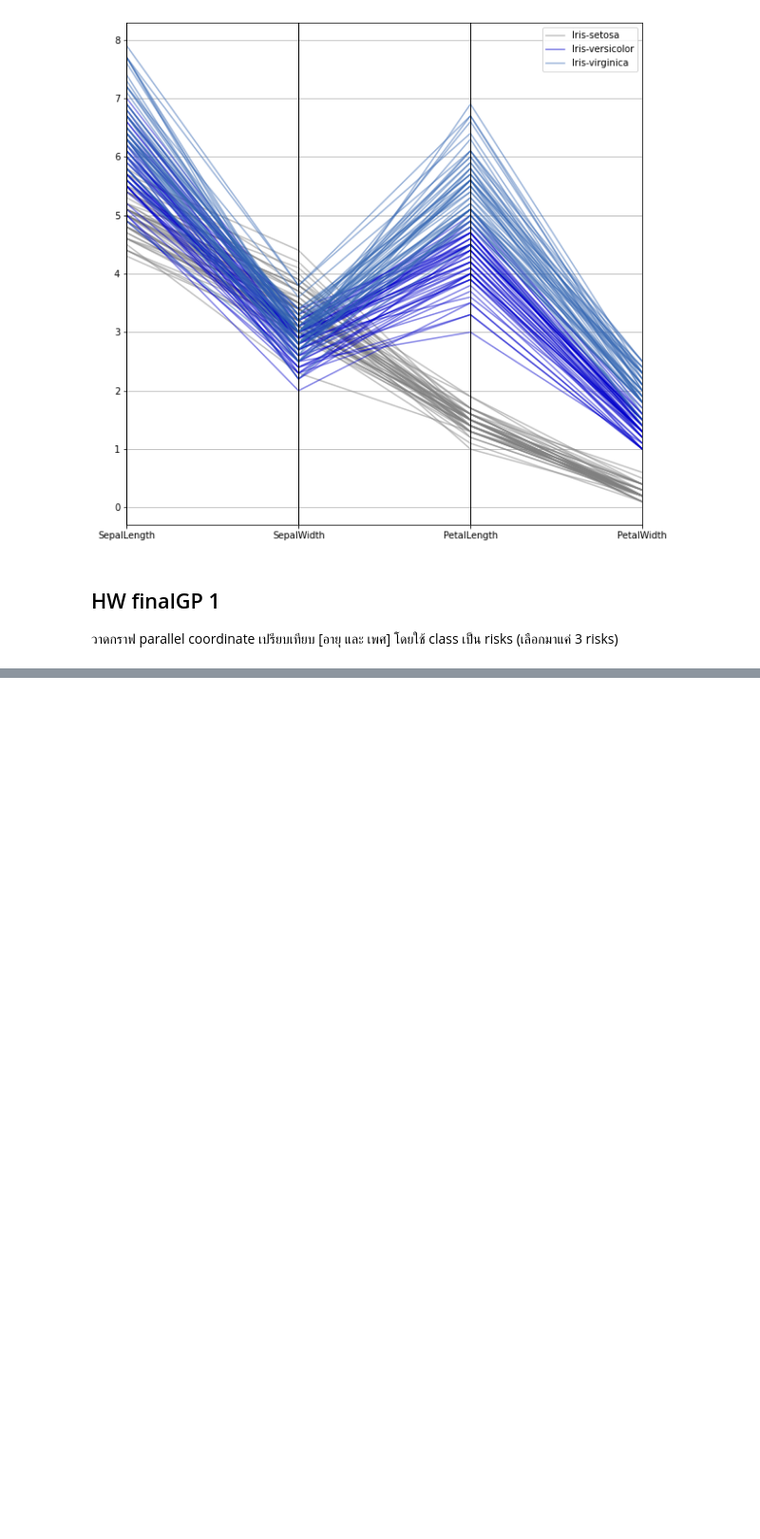
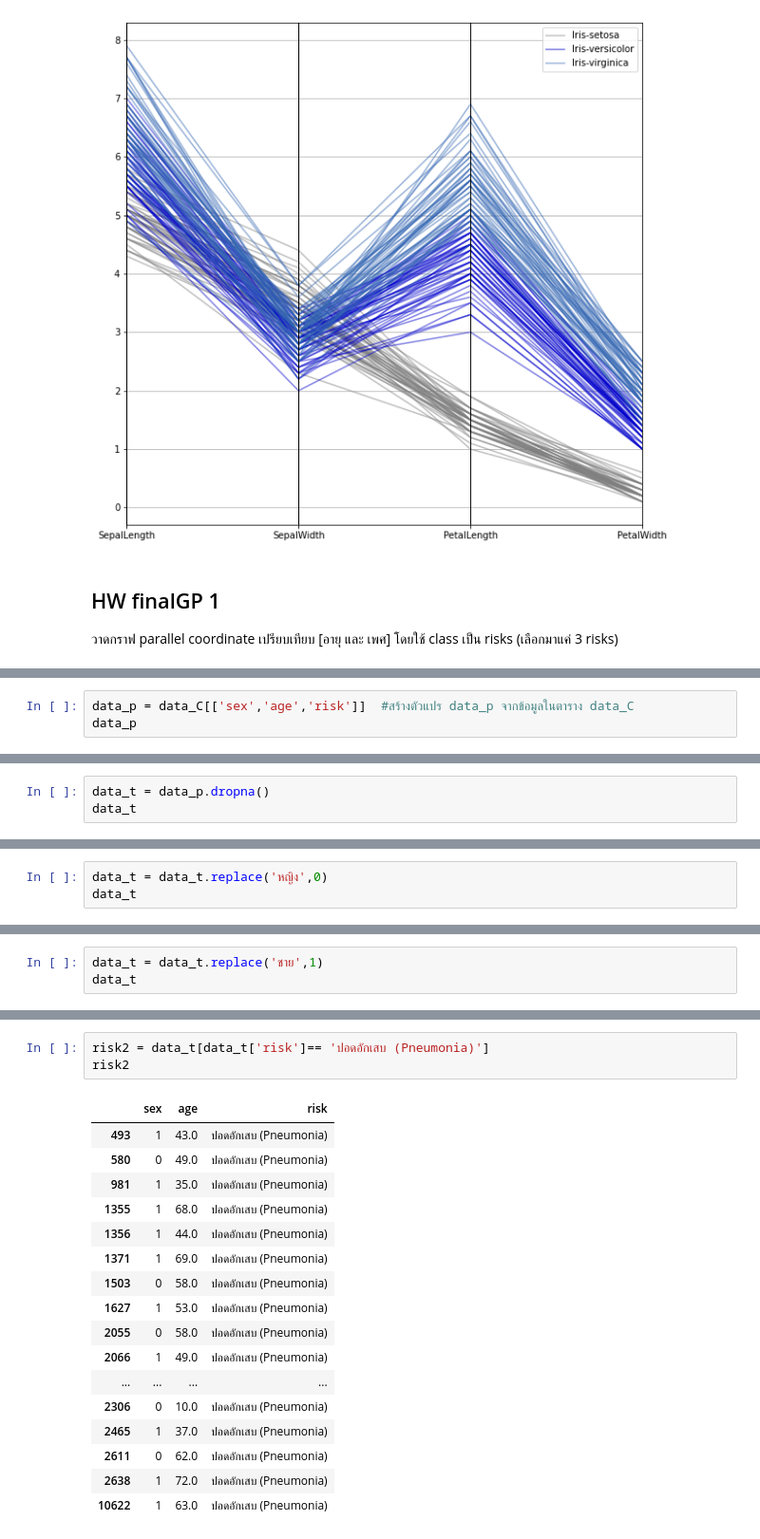
Before and after one commit to Ppangchon/data_viz_2022, a Jupyter notebook: DataViz01 Table Data.ipynb, the cells around one changed output, grey strips where cells are left out. Shown at 95% size. Saved outputs shown, nothing was run; the diff lists cells and outputs as text; blank space fills up the shorter version.

```diff
--- a/DataViz01 Table Data.ipynb
+++ b/DataViz01 Table Data.ipynb
@@ -142,0 +175,3 @@ pd.plotting.parallel_coordinates(df, 'Name', color=[[0.5,0.5,0.5,0.5],[0,0,0.8,0
+# %%
+data_p = data_C[['sex','age','risk']]  #สร้างตัวแปร data_p จากข้อมูลในตาราง data_C
+data_p
@@ -142,0 +199,3 @@ pd.plotting.parallel_coordinates(df, 'Name', color=[[0.5,0.5,0.5,0.5],[0,0,0.8,0
+# %%
+data_t = data_p.dropna()
+data_t
@@ -142,0 +243,3 @@ pd.plotting.parallel_coordinates(df, 'Name', color=[[0.5,0.5,0.5,0.5],[0,0,0.8,0
+# %%
+data_t = data_t.replace('หญิง',0)
+data_t
@@ -142,0 +260,3 @@ pd.plotting.parallel_coordinates(df, 'Name', color=[[0.5,0.5,0.5,0.5],[0,0,0.8,0
+# %%
+data_t = data_t.replace('ชาย',1)
+data_t
@@ -142,0 +294,21 @@ pd.plotting.parallel_coordinates(df, 'Name', color=[[0.5,0.5,0.5,0.5],[0,0,0.8,0
+# %%
+risk2 = data_t[data_t['risk']== 'ปอดอักเสบ (Pneumonia)']
+risk2
+# %% [output]
+|  | sex | age | risk |
+| 493 | 1 | 43.0 | ปอดอักเสบ (Pneumonia) |
+| 580 | 0 | 49.0 | ปอดอักเสบ (Pneumonia) |
+| 981 | 1 | 35.0 | ปอดอักเสบ (Pneumonia) |
+| 1355 | 1 | 68.0 | ปอดอักเสบ (Pneumonia) |
+| 1356 | 1 | 44.0 | ปอดอักเสบ (Pneumonia) |
+| 1371 | 1 | 69.0 | ปอดอักเสบ (Pneumonia) |
+| 1503 | 0 | 58.0 | ปอดอักเสบ (Pneumonia) |
+| 1627 | 1 | 53.0 | ปอดอักเสบ (Pneumonia) |
+| 2055 | 0 | 58.0 | ปอดอักเสบ (Pneumonia) |
+| 2066 | 1 | 49.0 | ปอดอักเสบ (Pneumonia) |
+| ... | ... | ... | ... |
+| 2306 | 0 | 10.0 | ปอดอักเสบ (Pneumonia) |
+| 2465 | 1 | 37.0 | ปอดอักเสบ (Pneumonia) |
+| 2611 | 0 | 62.0 | ปอดอักเสบ (Pneumonia) |
+| 2638 | 1 | 72.0 | ปอดอักเสบ (Pneumonia) |
+| 10622 | 1 | 63.0 | ปอดอักเสบ (Pneumonia) |
```
Also changed, not shown: parts of 16 cells of this notebook.
